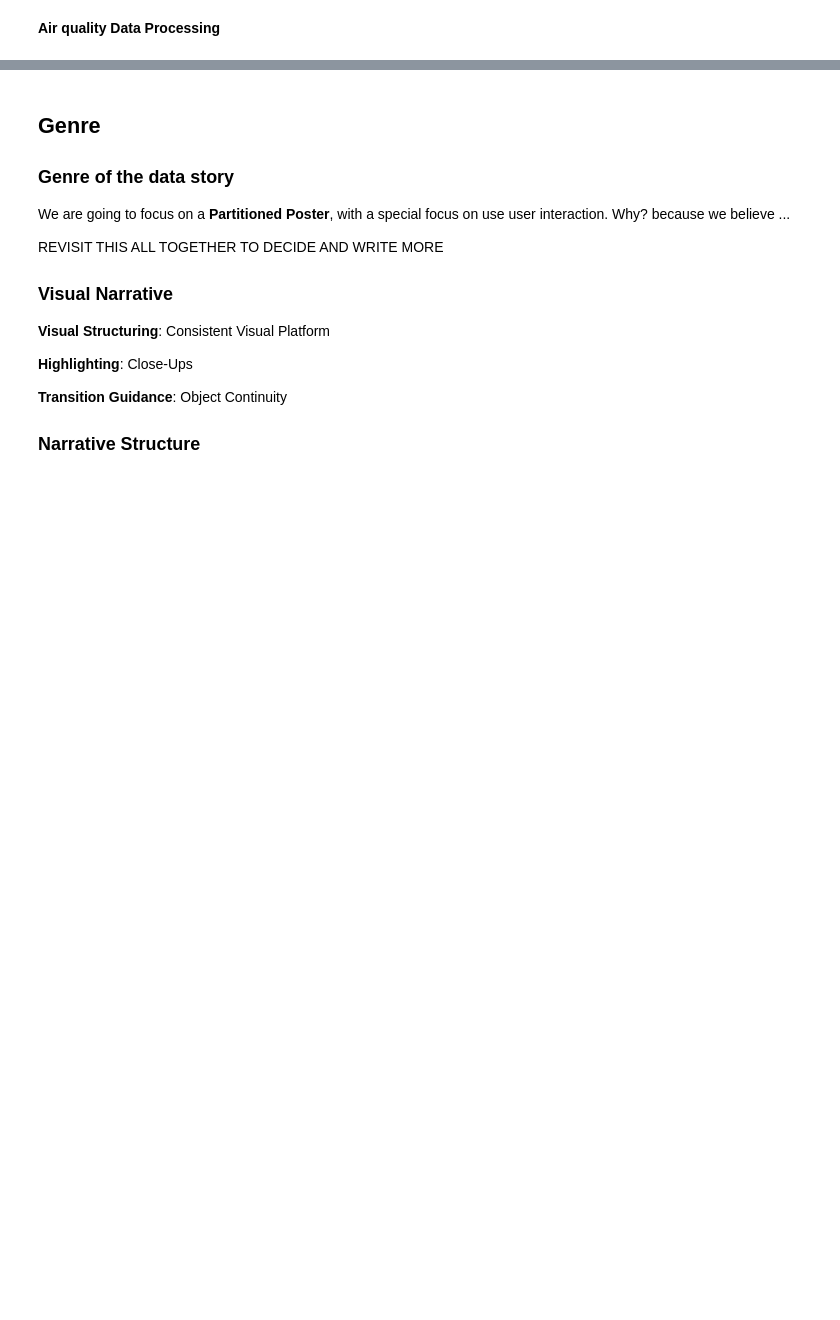
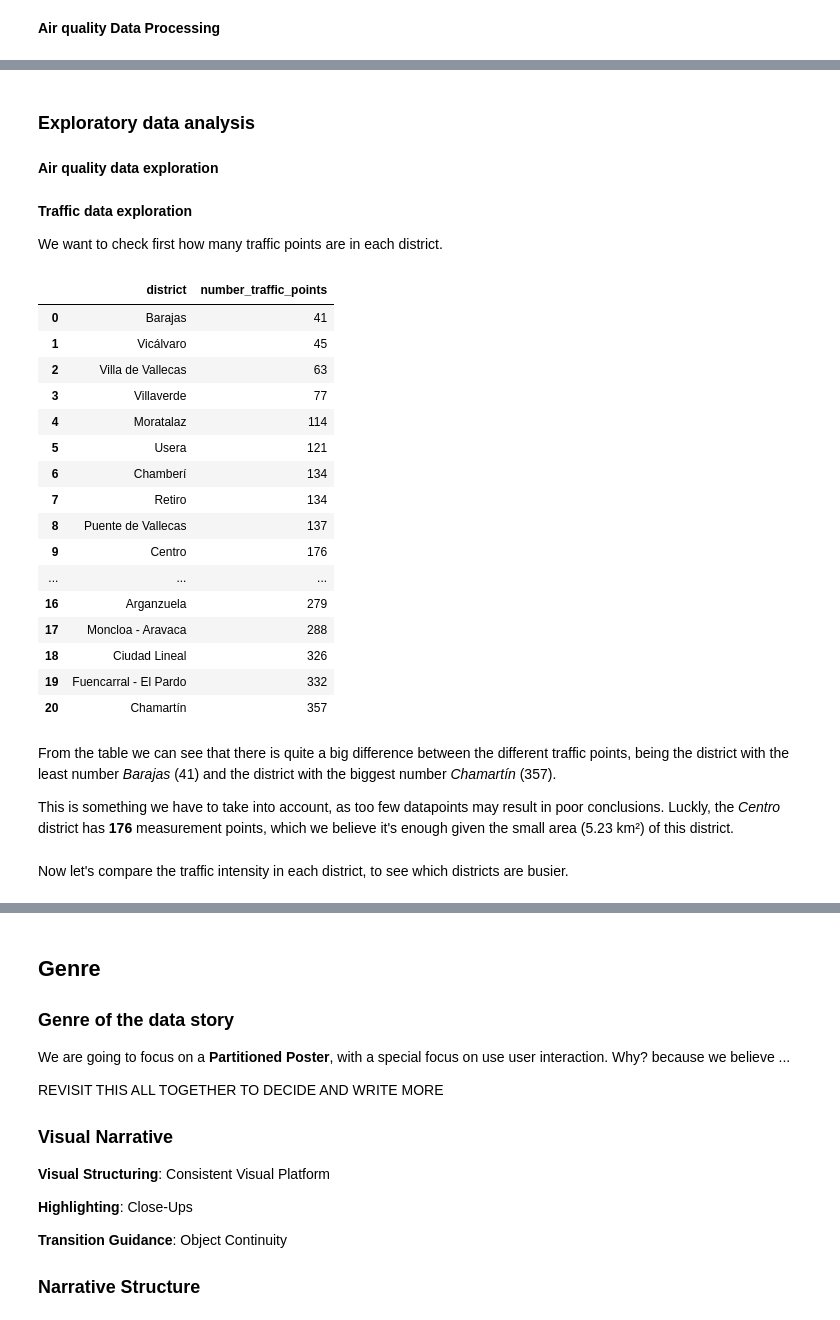
Before and after one commit to Pheithar/socialdata_madridcentral, a Jupyter notebook: madrid_central.ipynb, the cells around one changed output, grey strips where cells are left out. Cells and saved outputs as stored; diff of their text form; code cells hidden in the pictures; blank space fills up the shorter version.

```diff
--- a/madrid_central.ipynb
+++ b/madrid_central.ipynb
@@ -102,0 +417,34 @@ The first thing that has to be done in any data related task, is to preprocess a
+# %% [markdown]
+### Exploratory data analysis
+# %% [markdown]
+**Air quality data exploration**
+# %% [markdown]
+**Traffic data exploration**
+
+We want to check first how many traffic points are in each district.
+# %%
+traffic_points.groupby("district").agg(number_traffic_points=("idelem", "count")).sort_values("number_traffic_points").reset_index()
+# %% [output]
+|  | district | number_traffic_points |
+| 0 | Barajas | 41 |
+| 1 | Vicálvaro | 45 |
+| 2 | Villa de Vallecas | 63 |
+| 3 | Villaverde | 77 |
+| 4 | Moratalaz | 114 |
+| 5 | Usera | 121 |
+| 6 | Chamberí | 134 |
+| 7 | Retiro | 134 |
+| 8 | Puente de Vallecas | 137 |
+| 9 | Centro | 176 |
+| ... | ... | ... |
+| 16 | Arganzuela | 279 |
+| 17 | Moncloa - Aravaca | 288 |
+| 18 | Ciudad Lineal | 326 |
+| 19 | Fuencarral - El Pardo | 332 |
+| 20 | Chamartín | 357 |
+# %% [markdown]
+From the table we can see that there is quite a big difference between the different traffic points, being the district with the least number *Barajas* (41) and the district with the biggest number *Chamartín* (357).
+
+This is something we have to take into account, as too few datapoints may result in poor conclusions. Luckly, the *Centro* district has **176** measurement points, which we believe it's enough given the small area (5.23 km²) of this district.
+# %% [markdown]
+Now let's compare the traffic intensity in each district, to see which districts are busier.
```
Also changed, not shown: parts of 29 cells of this notebook, 1 other file.
